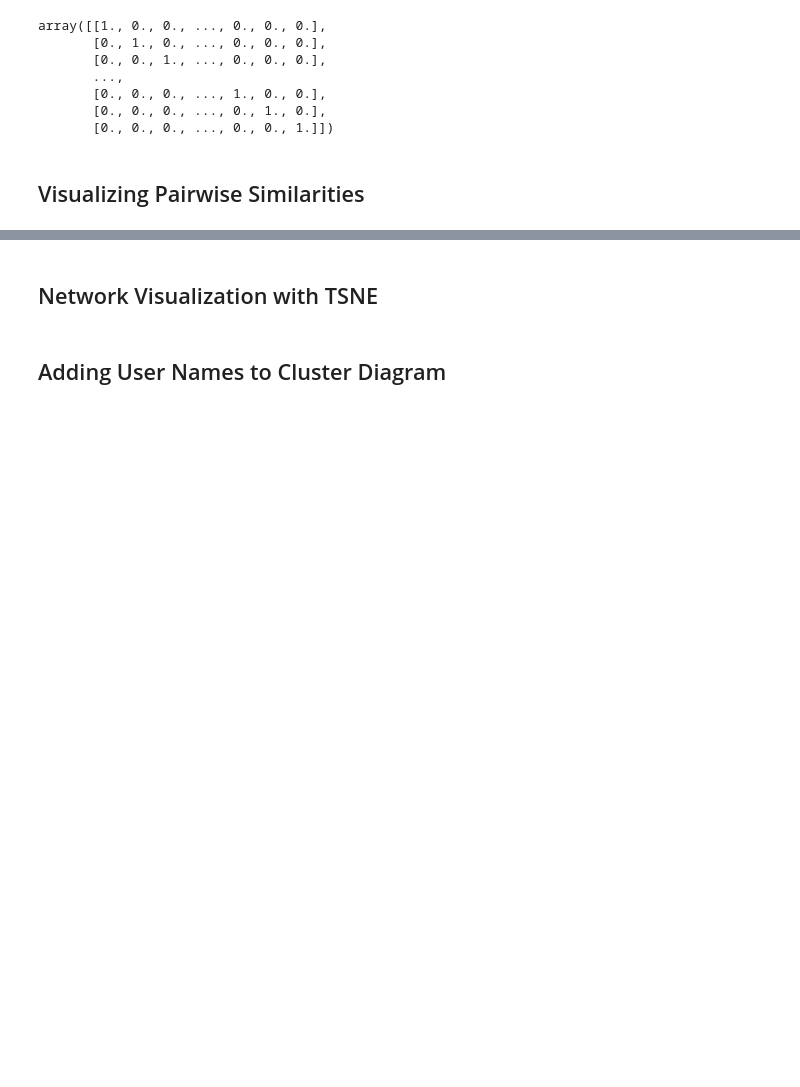
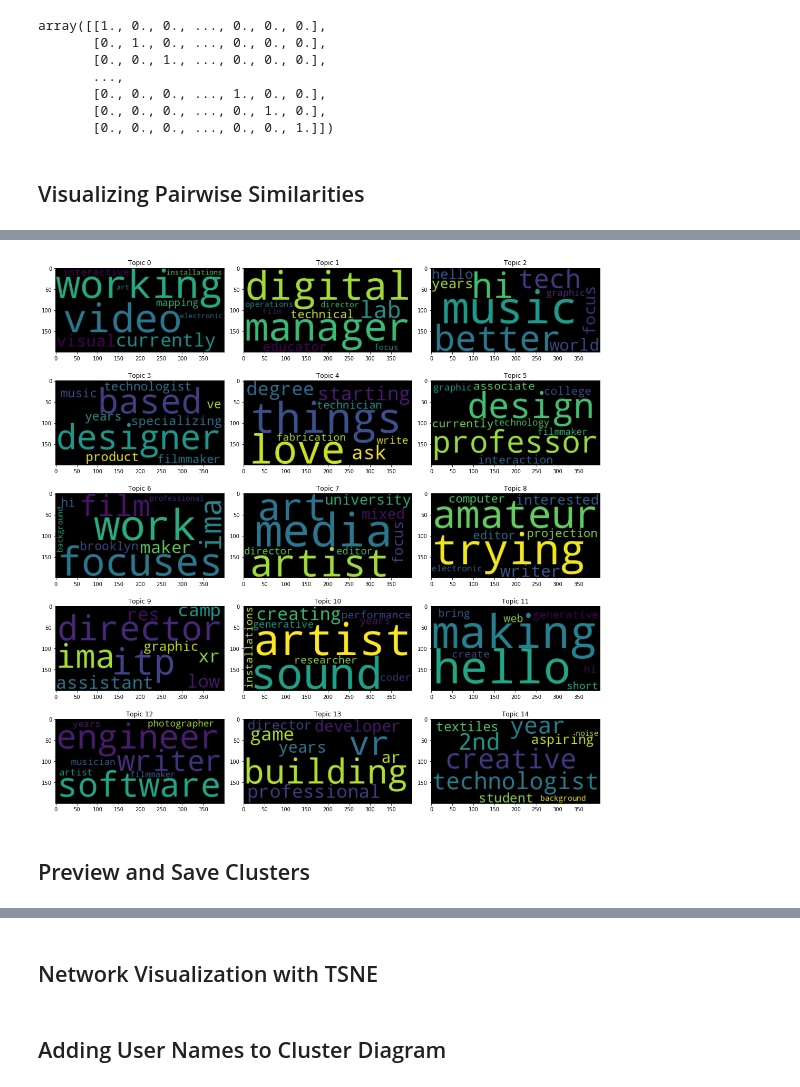
Before and after one commit to Matthew-Mitchell/itp23-user-clustering, a Jupyter notebook: ITP_People_Scraper.ipynb, the cells around one changed output, grey strips where cells are left out. Saved outputs shown, nothing was run; the diff lists cells and outputs as text; code cells hidden in the pictures; blank space fills up the shorter version.

Commit message:
Adding modularized scraping itpScraper.py. Also adding notebook that leverages this file along with subsequent analysis of initial data scrape.

```diff
--- a/ITP_People_Scraper.ipynb
+++ b/ITP_People_Scraper.ipynb
@@ -217,0 +359,11 @@ sns.heatmap(pairwise_similarity.toarray())
+# %%
+tf_vectorizer = CountVectorizer(max_df=0.95, min_df=2, max_features=10000,
+                                stop_words='english');
+tf = tf_vectorizer.fit_transform(corpus)
+# %%
+n_topics = 15
+model = lda.LDA(n_topics=n_topics, n_iter=1500, random_state=1);
+model.fit(tf);
+
+topic_word = model.topic_word_  # model.components_ also works
+vocab = tf_vectorizer.get_feature_names();
@@ -217,0 +390,8 @@ sns.heatmap(pairwise_similarity.toarray())
+# %%
+topic_word = model.topic_word_  # model.components_ also works
+vocab = tf_vectorizer.get_feature_names();
+
+n_top_words = 10
+for i, topic_dist in enumerate(topic_word):
+    topic_words = np.array(vocab)[np.argsort(topic_dist)][:-(n_top_words):-1]
+    print('Topic {}: {}'.format(i, ' '.join(topic_words)))
@@ -217,0 +417,19 @@ sns.heatmap(pairwise_similarity.toarray())
+# %%
+ncols = 3
+nrows = math.ceil(n_topics / ncols)
+fig, axes = plt.subplots(nrows, ncols, figsize=(15,15)) #15 topics broken out 3 by 5
+fig.tight_layout()
+for i, topic_dist in enumerate(topic_word):
+    topic_words = list(np.array(vocab)[np.argsort(topic_dist)][:-(n_top_words):-1])
+    topic_words = ' '.join(topic_words)
+    row = i//ncols
+    col = i%ncols
+    ax = axes[row, col]
+    wordcloud = WordCloud().generate(topic_words)
+    ax.imshow(wordcloud, interpolation='bilinear')
+    ax.set_title('Topic {}'.format(i))
+plt.tight_layout()
+# %% [output]
+[figure, added]
+# %% [markdown]
+## Preview and Save Clusters
```
Also changed, not shown: parts of 76 cells of this notebook, 3 other files.
